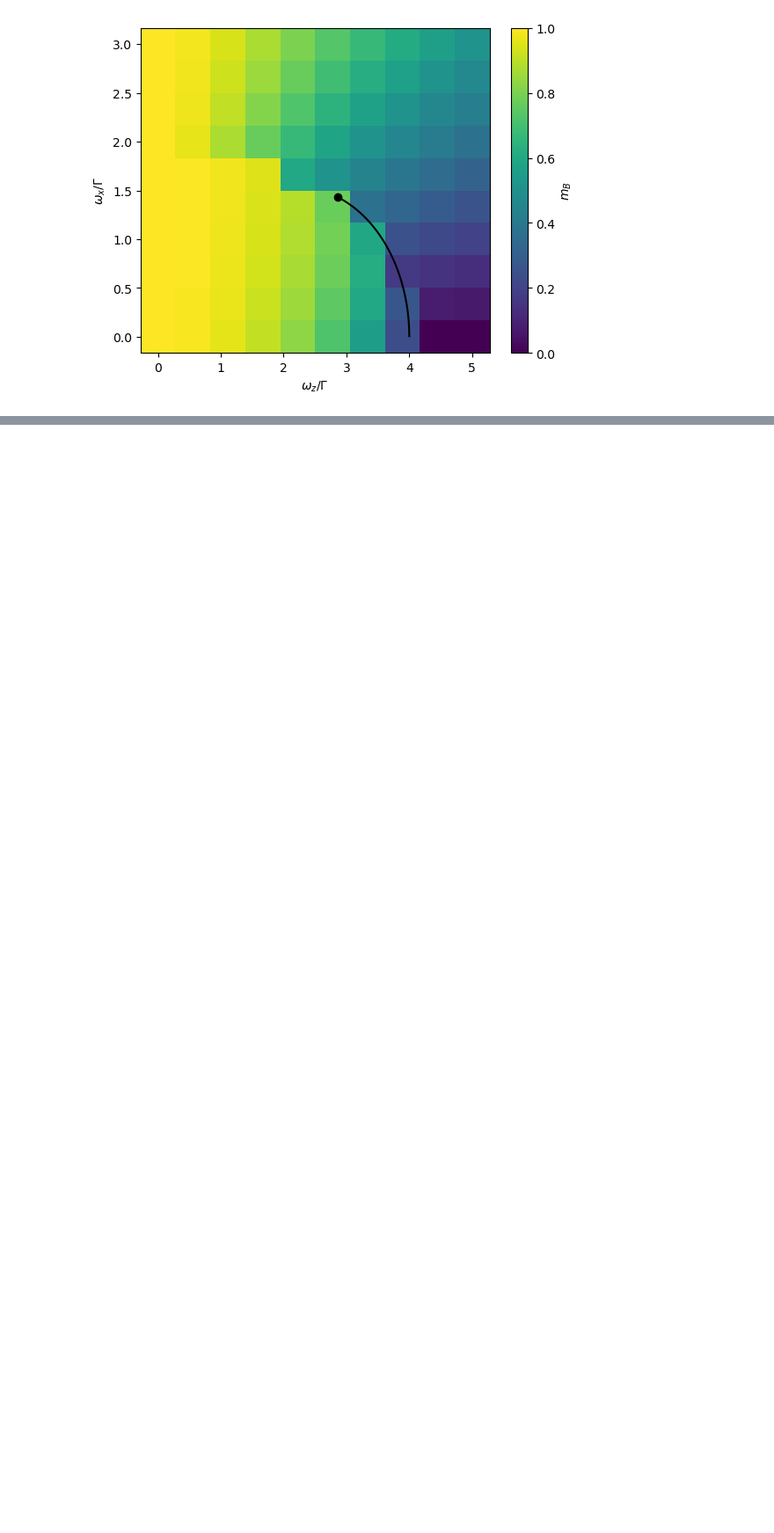
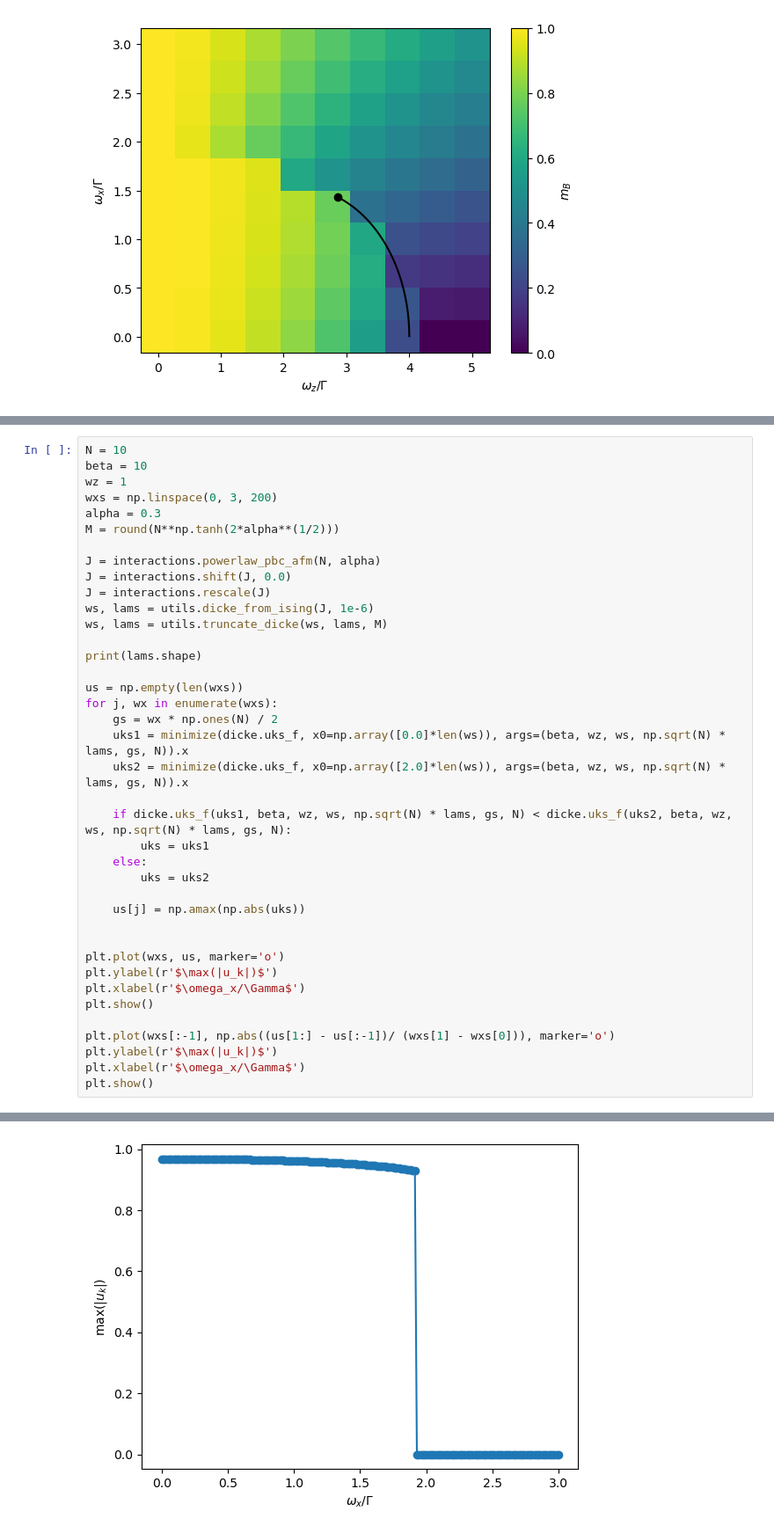
Before and after one commit to chuan97/long-range-ising, a Jupyter notebook: test_antiferro.ipynb, the cells around one changed output, grey strips where cells are left out. Shown at 88% size. Cells and saved outputs as stored; diff of their text form; blank space fills up the shorter version.

```diff
--- a/test_antiferro.ipynb
+++ b/test_antiferro.ipynb
@@ -135,0 +218,40 @@ plt.show()
+# %%
+N = 10
+beta = 10
+wz = 1
+wxs = np.linspace(0, 3, 200)
+alpha = 0.3
+M = round(N**np.tanh(2*alpha**(1/2)))
+
+J = interactions.powerlaw_pbc_afm(N, alpha)
+J = interactions.shift(J, 0.0)
+J = interactions.rescale(J)
+ws, lams = utils.dicke_from_ising(J, 1e-6)
+ws, lams = utils.truncate_dicke(ws, lams, M)
+
+print(lams.shape)
+
+us = np.empty(len(wxs))
+for j, wx in enumerate(wxs):
+    gs = wx * np.ones(N) / 2
+    uks1 = minimize(dicke.uks_f, x0=np.array([0.0]*len(ws)), args=(beta, wz, ws, np.sqrt(N) * lams, gs, N)).x
+    uks2 = minimize(dicke.uks_f, x0=np.array([2.0]*len(ws)), args=(beta, wz, ws, np.sqrt(N) * lams, gs, N)).x
+
+    if dicke.uks_f(uks1, beta, wz, ws, np.sqrt(N) * lams, gs, N) < dicke.uks_f(uks2, beta, wz, ws, np.sqrt(N) * lams, gs, N):
+        uks = uks1
+    else:
+        uks = uks2
+
+    us[j] = np.amax(np.abs(uks))
+
+
+plt.plot(wxs, us, marker='o')
+plt.ylabel(r'$\max(|u_k|)$')
+plt.xlabel(r'$\omega_x/\Gamma$')
+plt.show()
+
+plt.plot(wxs[:-1], np.abs((us[1:] - us[:-1])/ (wxs[1] - wxs[0])), marker='o')
+plt.ylabel(r'$\max(|u_k|)$')
+plt.xlabel(r'$\omega_x/\Gamma$')
+plt.show()
+# %% [output]
@@ -135,0 +259 @@ plt.show()
+[figure, added]
```
Also changed, not shown: parts of 21 cells of this notebook, 3 other files.
